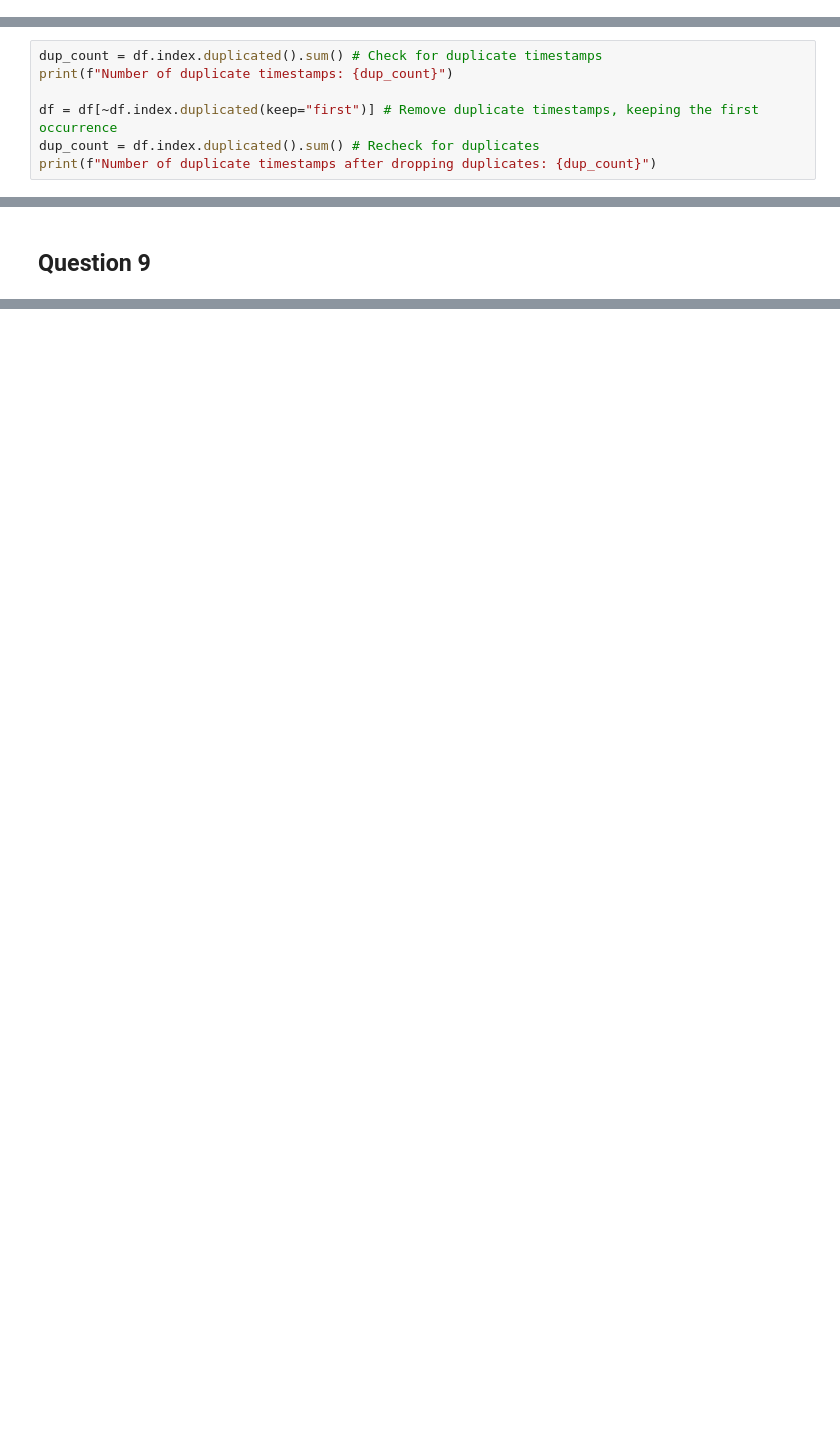
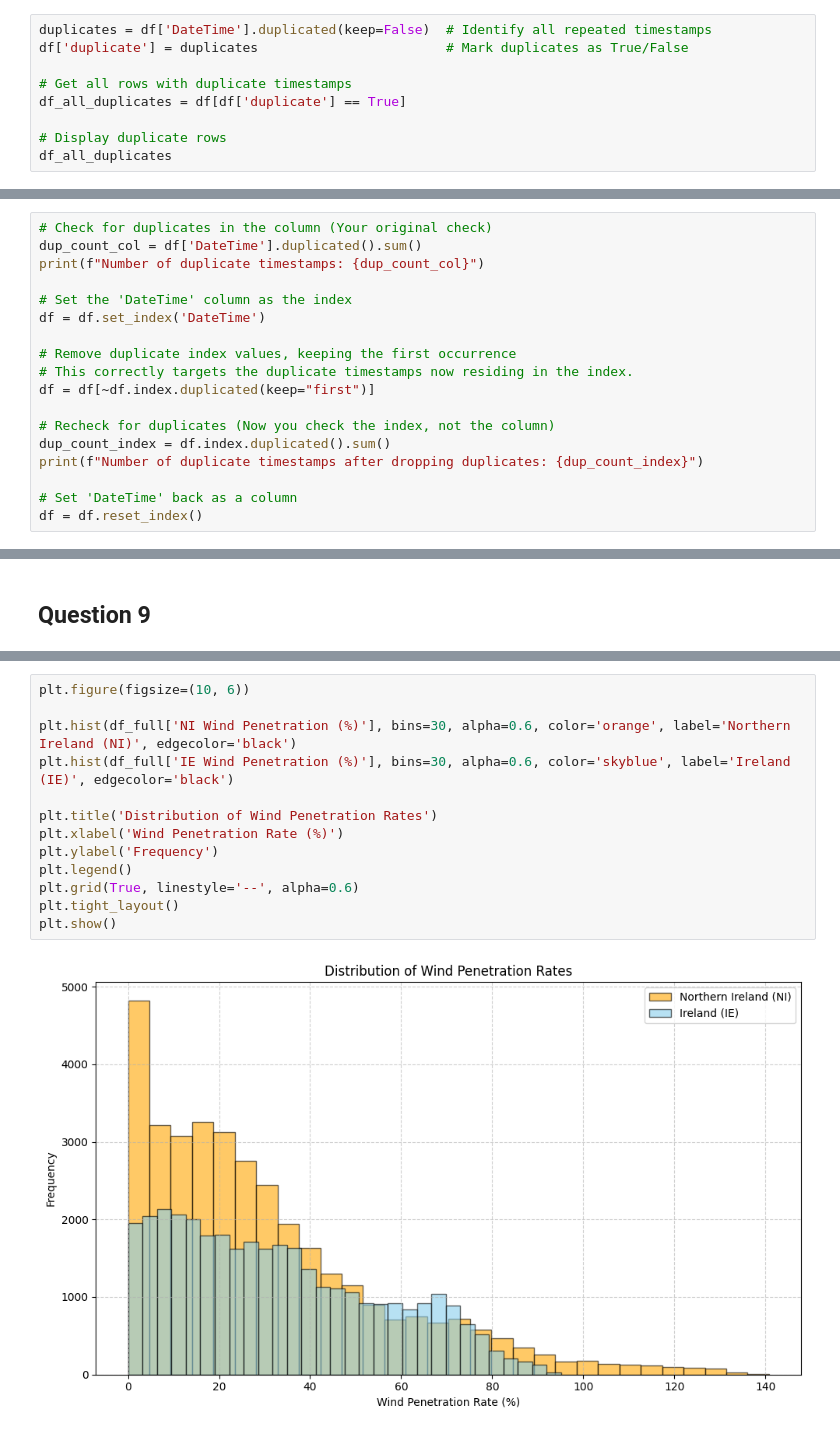
Before and after one commit to Mitch-json/Data-Inference-and-Applied-Machine-Leaning, a Jupyter notebook: Statistical Analysis/Statistical Analysis.ipynb, the cells around one changed output, grey strips where cells are left out. Drawn from its saved outputs; the diff is of its cells as text; blank space fills up the shorter version.

```diff
--- a/Statistical Analysis/Statistical Analysis.ipynb
+++ b/Statistical Analysis/Statistical Analysis.ipynb
@@ -70,0 +63,9 @@ df_all_duplicates
+# %%
+duplicates = df['DateTime'].duplicated(keep=False)  # Identify all repeated timestamps
+df['duplicate'] = duplicates                        # Mark duplicates as True/False
+
+# Get all rows with duplicate timestamps
+df_all_duplicates = df[df['duplicate'] == True]
+
+# Display duplicate rows
+df_all_duplicates
@@ -73,10 +84,21 @@ The table above shows times of the year that have been duplicated. This means th
 
 The duplicates occur in late october which makes sense because Ireland's daylight saving time occurs on the last sunday of October.
 # %%
-dup_count = df.index.duplicated().sum() # Check for duplicate timestamps
-print(f"Number of duplicate timestamps: {dup_count}")
+# Check for duplicates in the column (Your original check)
+dup_count_col = df['DateTime'].duplicated().sum()
+print(f"Number of duplicate timestamps: {dup_count_col}")
 
-df = df[~df.index.duplicated(keep="first")] # Remove duplicate timestamps, keeping the first occurrence
-dup_count = df.index.duplicated().sum() # Recheck for duplicates
-print(f"Number of duplicate timestamps after dropping duplicates: {dup_count}")
+# Set the 'DateTime' column as the index
+df = df.set_index('DateTime')
+
+# Remove duplicate index values, keeping the first occurrence
+# This correctly targets the duplicate timestamps now residing in the index.
+df = df[~df.index.duplicated(keep="first")]
+
+# Recheck for duplicates (Now you check the index, not the column)
+dup_count_index = df.index.duplicated().sum()
+print(f"Number of duplicate timestamps after dropping duplicates: {dup_count_index}")
+
+# Set 'DateTime' back as a column
+df = df.reset_index()
 # %% [output]
@@ -679,0 +992,15 @@ NI Analysis
+# %%
+plt.figure(figsize=(10, 6))
+
+plt.hist(df_full['NI Wind Penetration (%)'], bins=30, alpha=0.6, color='orange', label='Northern Ireland (NI)', edgecolor='black')
+plt.hist(df_full['IE Wind Penetration (%)'], bins=30, alpha=0.6, color='skyblue', label='Ireland (IE)', edgecolor='black')
+
+plt.title('Distribution of Wind Penetration Rates')
+plt.xlabel('Wind Penetration Rate (%)')
+plt.ylabel('Frequency')
+plt.legend()
+plt.grid(True, linestyle='--', alpha=0.6)
+plt.tight_layout()
+plt.show()
+# %% [output]
+[figure, added]
```
Also changed, not shown: parts of 30 cells of this notebook, 3 other files.
